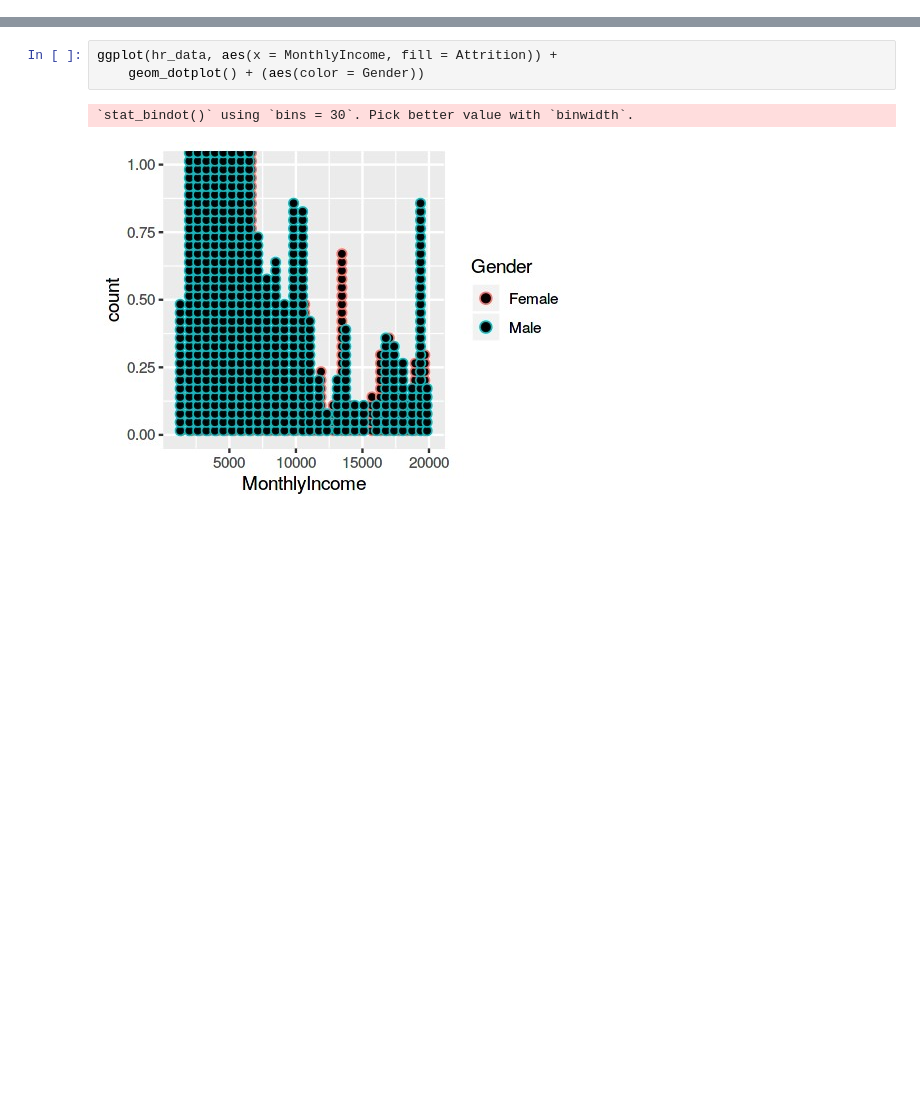
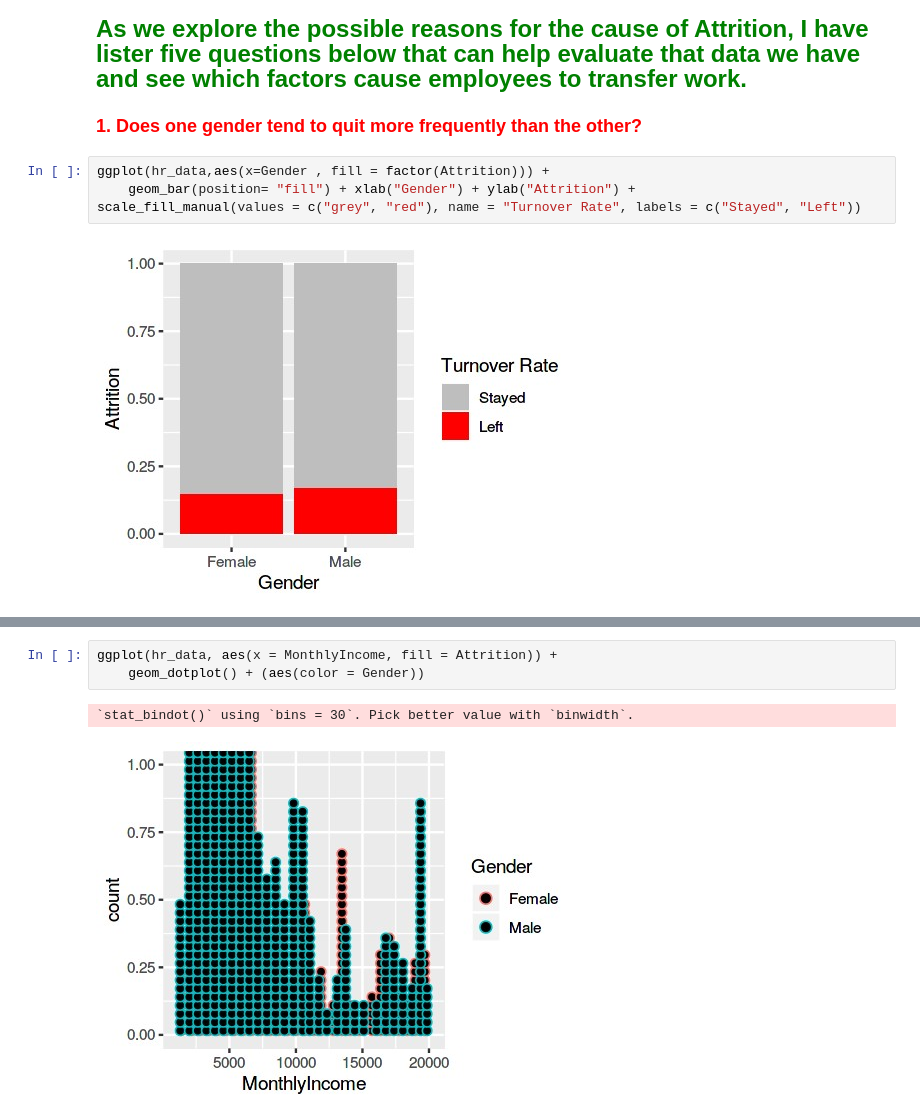
Before and after one commit to wisisaco/hr_project, a Jupyter notebook: utf-8''Homework - Resume Code Project (Draft).ipynb, the cells around one changed output, grey strips where cells are left out. Drawn from its saved outputs; the diff is of its cells as text; blank space fills up the shorter version.

```diff
--- a/utf-8''Homework - Resume Code Project (Draft).ipynb
+++ b/utf-8''Homework - Resume Code Project (Draft).ipynb
@@ -85,0 +94,10 @@ ggplot(hr_data, aes(x = Gender, fill = Attrition)) +
+# %% [markdown]
+<span style=color:green> <font size="5"> **As we explore the possible reasons for the cause of Attrition, I  have lister five questions below that can help evaluate that data we have and see which factors cause employees to transfer work.** </span> </font>
+# %% [markdown]
+<span style=color:red> <font size="4"> **1. Does one gender tend to quit more frequently than the other?** </font> </span>
+# %%
+ggplot(hr_data,aes(x=Gender , fill = factor(Attrition))) +
+    geom_bar(position= "fill") + xlab("Gender") + ylab("Attrition") +
+scale_fill_manual(values = c("grey", "red"), name = "Turnover Rate", labels = c("Stayed", "Left"))
+# %% [output]
+[figure, added]
```
Also changed, not shown: parts of 67 cells of this notebook, 1 other file.
